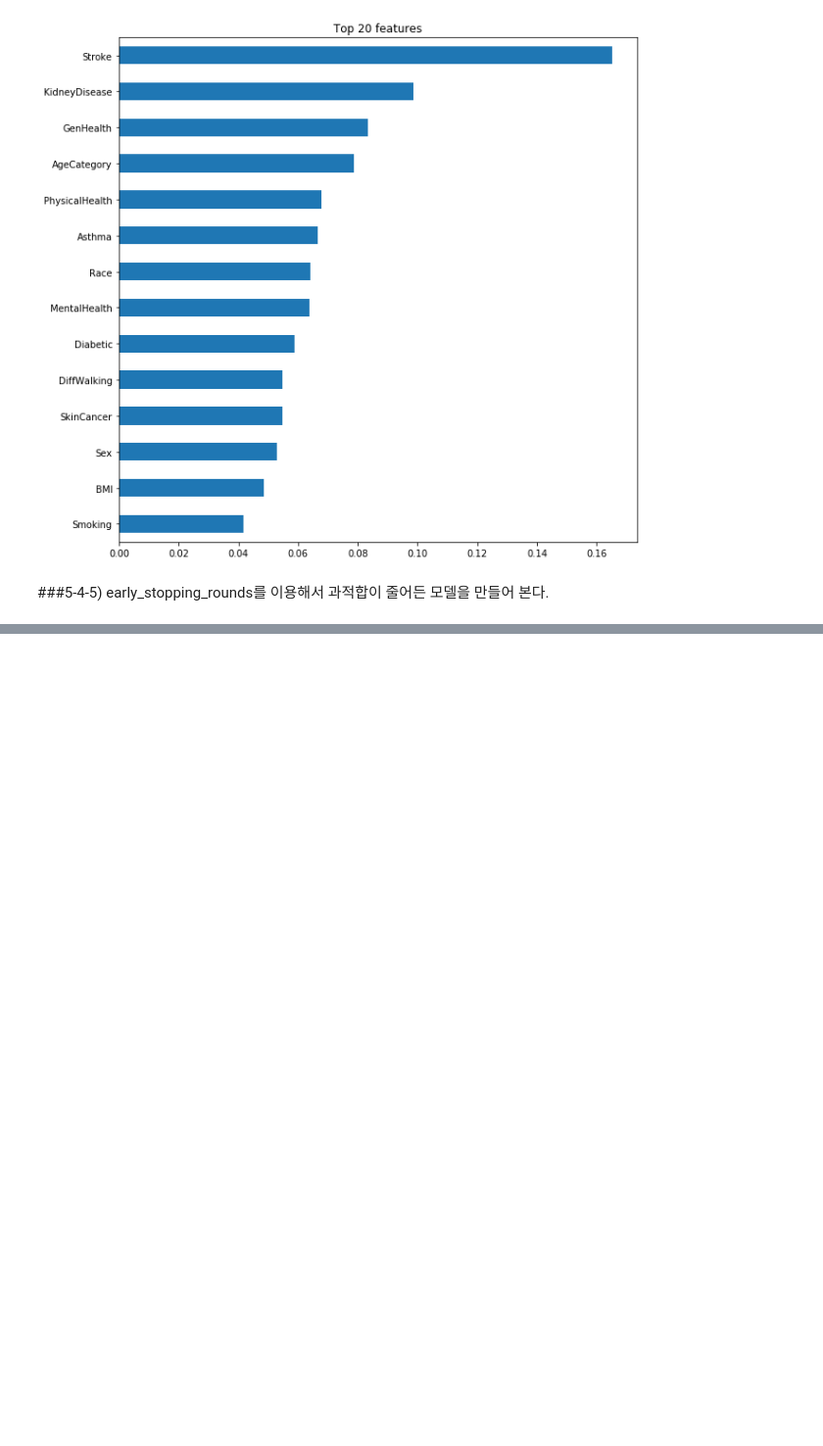
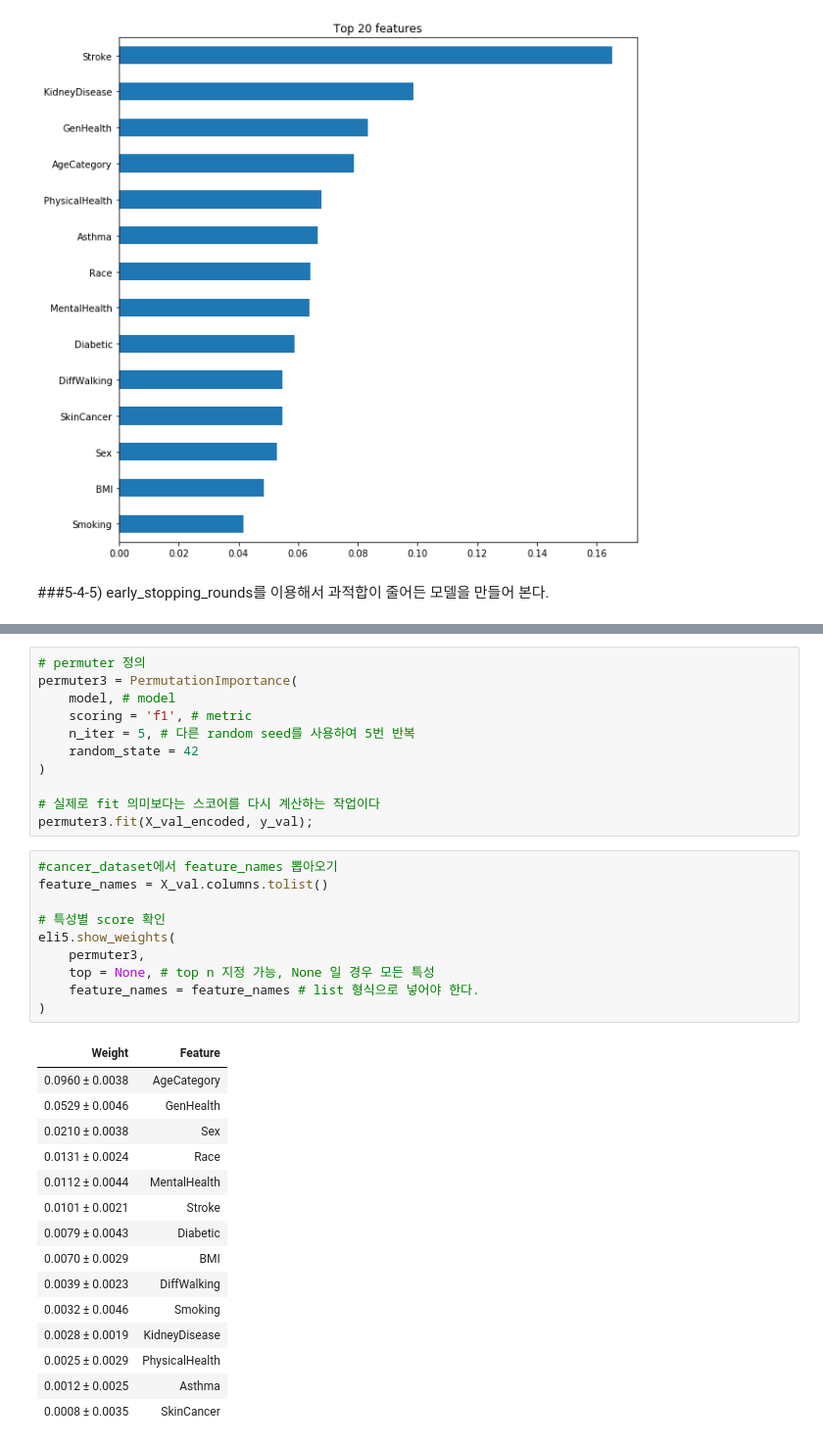
Before and after one commit to An-Dongsun/Section2-Project, a Jupyter notebook: AI_13_안동선_section2_project.ipynb, the cells around one changed output, grey strips where cells are left out. Shown at 98% size. Saved outputs shown, nothing was run; the diff lists cells and outputs as text; blank space fills up the shorter version.

```diff
--- a/AI_13_안동선_section2_project.ipynb
+++ b/AI_13_안동선_section2_project.ipynb
@@ -1190,0 +1237,37 @@ NameError: ignored
+# %%
+# permuter 정의
+permuter3 = PermutationImportance(
+    model, # model
+    scoring = 'f1', # metric
+    n_iter = 5, # 다른 random seed를 사용하여 5번 반복
+    random_state = 42
+)
+
+# 실제로 fit 의미보다는 스코어를 다시 계산하는 작업이다
+permuter3.fit(X_val_encoded, y_val);
+# %%
+#cancer_dataset에서 feature_names 뽑아오기
+feature_names = X_val.columns.tolist()
+
+# 특성별 score 확인
+eli5.show_weights(
+    permuter3,
+    top = None, # top n 지정 가능, None 일 경우 모든 특성
+    feature_names = feature_names # list 형식으로 넣어야 한다.
+)
+# %% [output]
+| Weight | Feature |
+| 0.0960 ± 0.0038 | AgeCategory |
+| 0.0529 ± 0.0046 | GenHealth |
+| 0.0210 ± 0.0038 | Sex |
+| 0.0131 ± 0.0024 | Race |
+| 0.0112 ± 0.0044 | MentalHealth |
+| 0.0101 ± 0.0021 | Stroke |
+| 0.0079 ± 0.0043 | Diabetic |
+| 0.0070 ± 0.0029 | BMI |
+| 0.0039 ± 0.0023 | DiffWalking |
+| 0.0032 ± 0.0046 | Smoking |
+| 0.0028 ± 0.0019 | KidneyDisease |
+| 0.0025 ± 0.0029 | PhysicalHealth |
+| 0.0012 ± 0.0025 | Asthma |
+| 0.0008 ± 0.0035 | SkinCancer |
```
Also changed, not shown: parts of 8 cells of this notebook.
